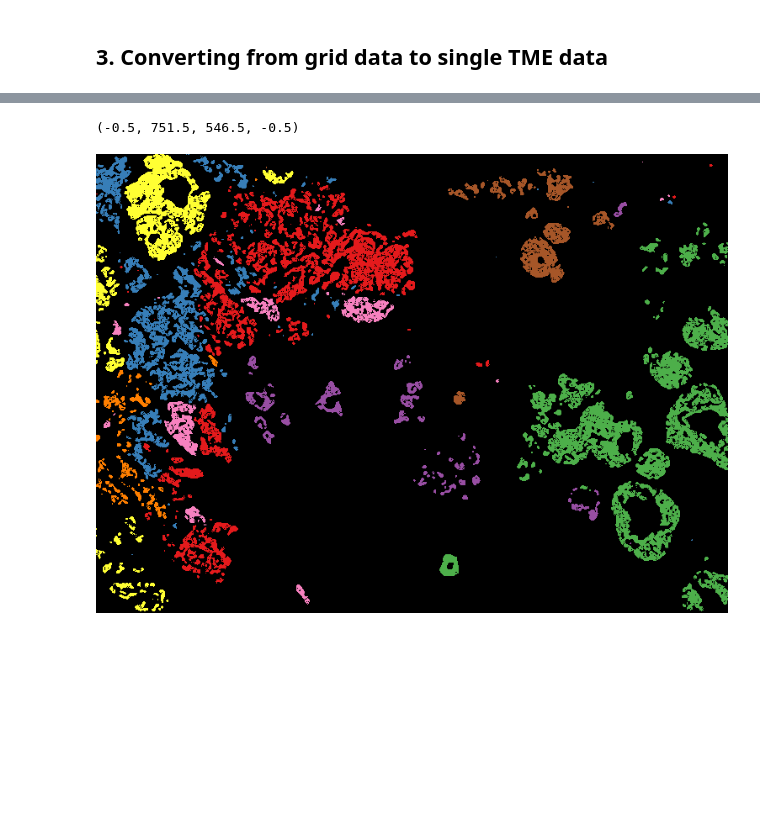
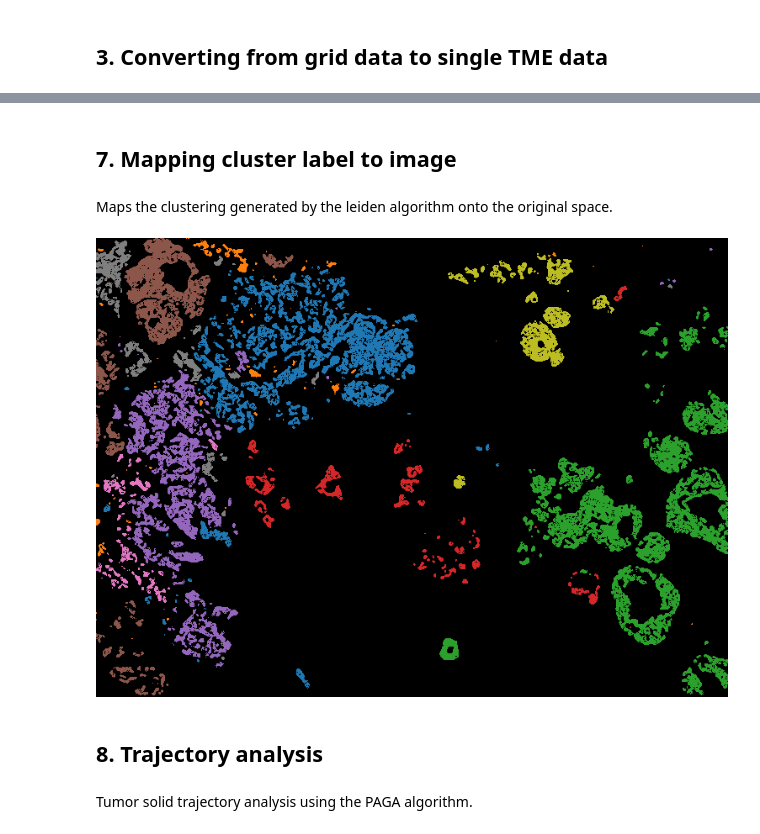
Before and after one commit to shusakai/skny, a Jupyter notebook: docs/notebooks/single-TME_analysis.ipynb, the cells around one changed output, grey strips where cells are left out. Drawn from its saved outputs; the diff is of its cells as text; code cells hidden in the pictures; blank space fills up the shorter version.

```diff
--- a/docs/notebooks/single-TME_analysis.ipynb
+++ b/docs/notebooks/single-TME_analysis.ipynb
@@ -74,18 +151,35 @@ df_shotest = pd.merge(df_shotest, df_solid, on="solid", how="left")
-# %%
-# save figure
-fig, ax = plt.subplots(figsize=(N_COL, N_ROW), dpi=1, tight_layout=True)
-
-image = np.array(df_shotest["leiden"].astype(float).fillna(-1)).reshape(N_ROW, N_COL)
-cmap = matplotlib.cm.Set1
-cmap.set_bad('black',1.)
-cmap.set_under(color='black')
-
-ax.imshow(
-    image, cmap=cmap,
-    vmin=0,
-    vmax=8,
-)
-ax.axis('off')
-# %% [output]
-(-0.5, 751.5, 546.5, -0.5)
-[figure, removed]
+# %% [markdown]
+## 7. Mapping cluster label to image
+# %% [markdown]
+Maps the clustering generated by the leiden algorithm onto the original space.
+# %%
+# convert leiden label to image data
+df_shotest = solid.shortest.copy()
+df_solid = solid.obs.copy()
+
+# convert int data to apply imshow
+df_solid["leiden"] = df_solid["leiden"].astype(int)
+df_shotest = pd.merge(df_shotest, df_solid, on="solid", how="left")
+# %%
+# match color to scanpy
+gscmap=ListedColormap(
+    sc.pl.palettes.vega_10[:len(solid.obs["leiden"].unique())]
+)
+gscmap.set_under(color='black')
+gscmap.set_bad(color='black')
+# %%
+# save figure
+fig, ax = plt.subplots(figsize=(N_COL, N_ROW), dpi=1, tight_layout=True)
+
+image = np.array(df_shotest["leiden"].astype(float).fillna(-1)).reshape(N_ROW, N_COL)
+
+ax.imshow(
+    image, cmap=gscmap,
+    vmin=0,
+    vmax=len(solid.obs["leiden"].unique())-1,
+)
+ax.axis('off')
+
+plt.savefig("figures/spatial_solid_leiden.png", dpi=1)
+# %% [output]
+[figure, added]
@@ -91,0 +202,4 @@ ax.axis('off')
+# %% [markdown]
+## 8. Trajectory analysis
+# %% [markdown]
+Tumor solid trajectory analysis using the PAGA algorithm.
```
Also changed, not shown: parts of 27 cells of this notebook, 2 other files.
